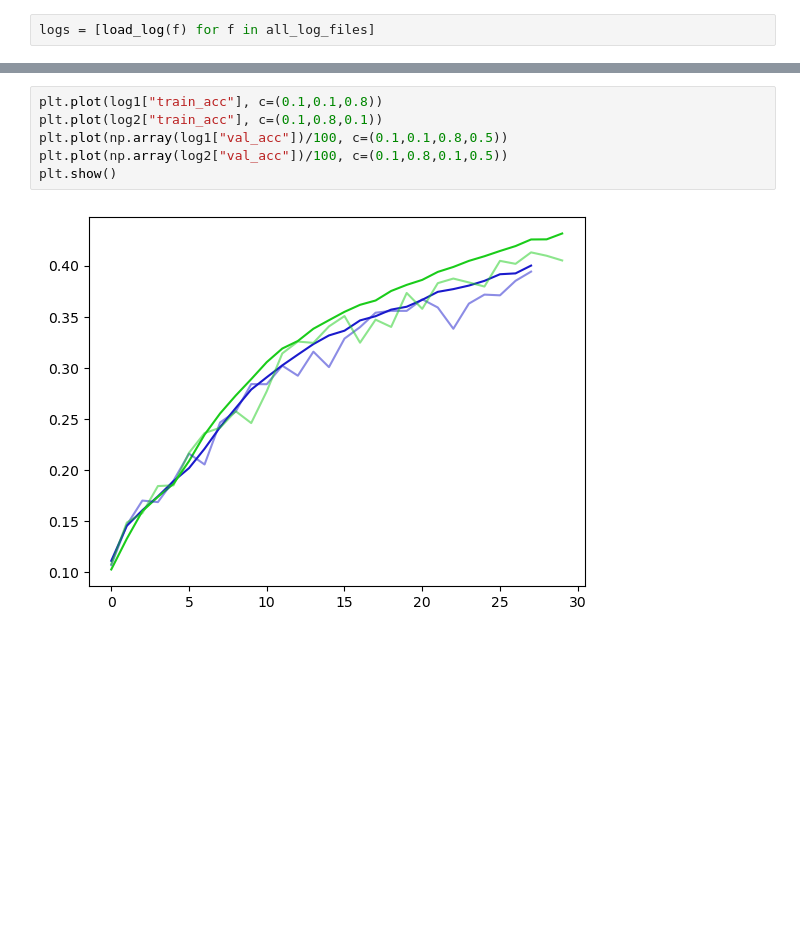
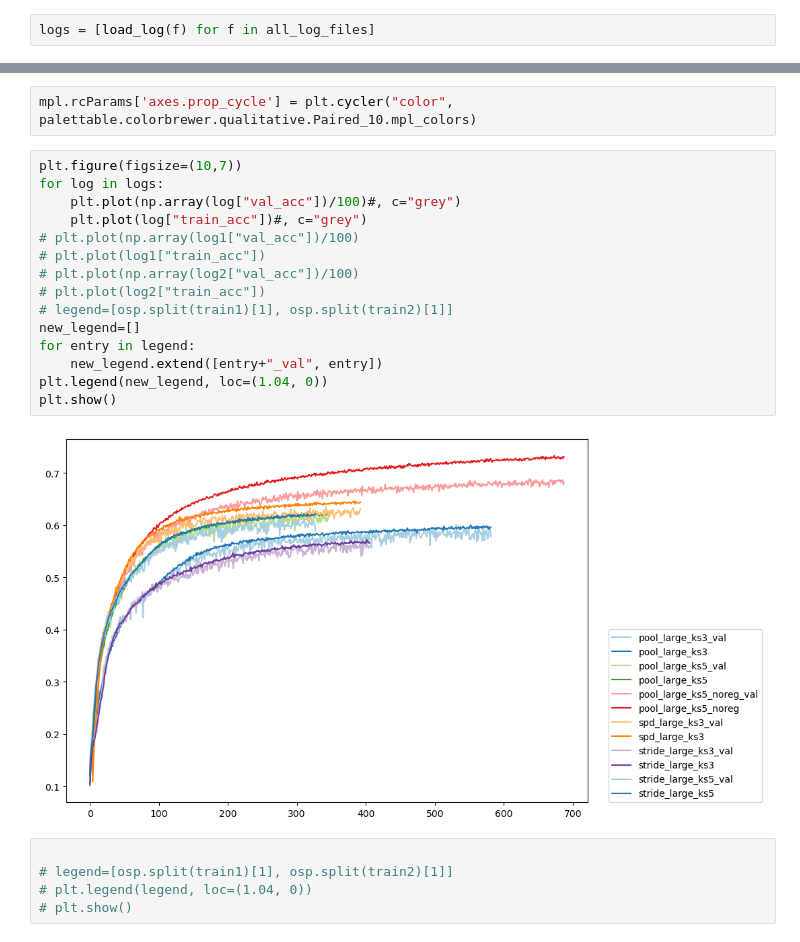
Before and after one commit to fabioseel/receptive-fields, a Jupyter notebook: src/monitor_training.ipynb, the cells around one changed output, grey strips where cells are left out. Drawn from its saved outputs; the diff is of its cells as text; blank space fills up the shorter version.

```diff
--- a/src/monitor_training.ipynb
+++ b/src/monitor_training.ipynb
@@ -23,8 +39,24 @@ plt.show()
-# %%
-plt.plot(log1["train_acc"], c=(0.1,0.1,0.8))
-plt.plot(log2["train_acc"], c=(0.1,0.8,0.1))
-plt.plot(np.array(log1["val_acc"])/100, c=(0.1,0.1,0.8,0.5))
-plt.plot(np.array(log2["val_acc"])/100, c=(0.1,0.8,0.1,0.5))
-plt.show()
-# %% [output]
-[figure, removed]
+# %%
+mpl.rcParams['axes.prop_cycle'] = plt.cycler("color", palettable.colorbrewer.qualitative.Paired_10.mpl_colors)
+# %%
+plt.figure(figsize=(10,7))
+for log in logs:
+    plt.plot(np.array(log["val_acc"])/100)#, c="grey")
+    plt.plot(log["train_acc"])#, c="grey")
+# plt.plot(np.array(log1["val_acc"])/100)
+# plt.plot(log1["train_acc"])
+# plt.plot(np.array(log2["val_acc"])/100)
+# plt.plot(log2["train_acc"])
+# legend=[osp.split(train1)[1], osp.split(train2)[1]]
+new_legend=[]
+for entry in legend:
+    new_legend.extend([entry+"_val", entry])
+plt.legend(new_legend, loc=(1.04, 0))
+plt.show()
+# %% [output]
+[figure, added]
+# %%
+
+# legend=[osp.split(train1)[1], osp.split(train2)[1]]
+# plt.legend(legend, loc=(1.04, 0))
+# plt.show()
```
Also changed, not shown: parts of 6 cells of this notebook, 4 other files.
